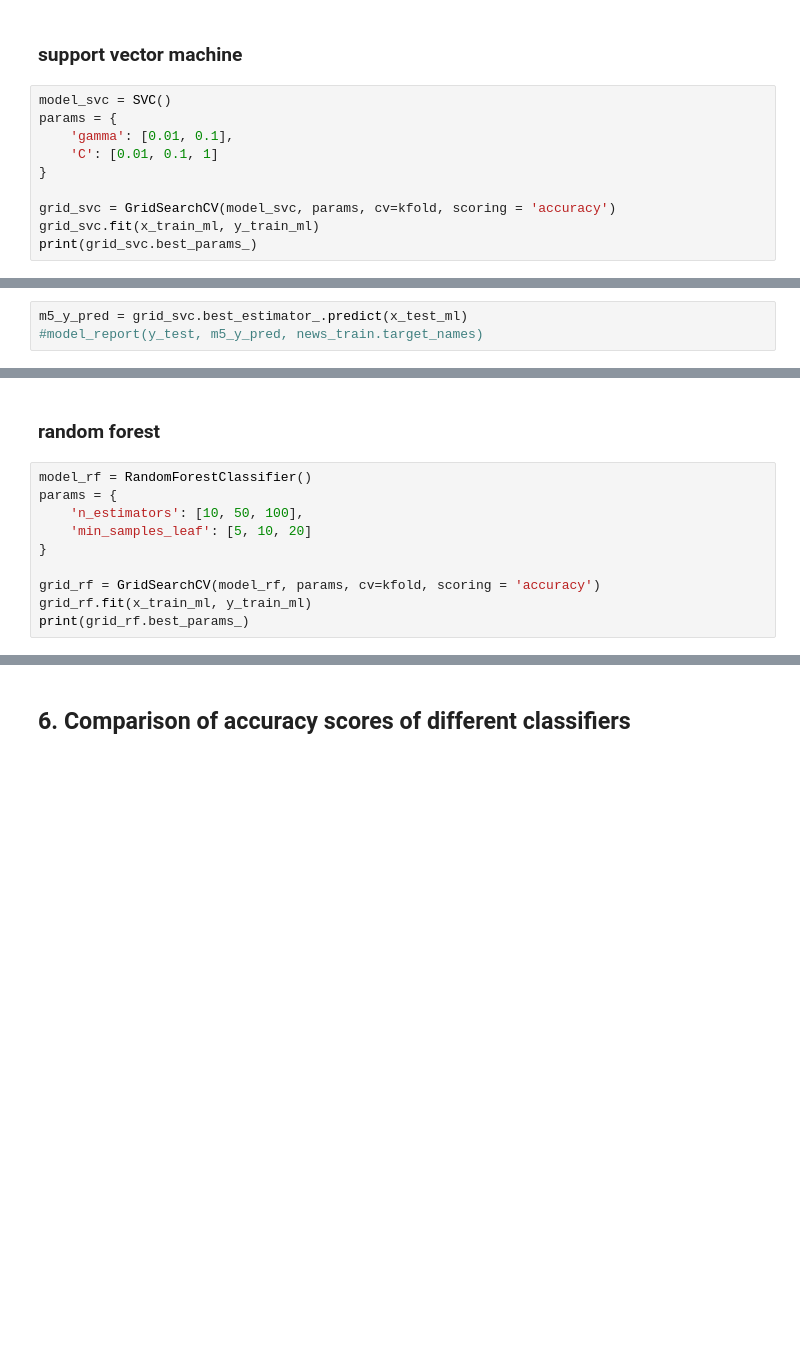
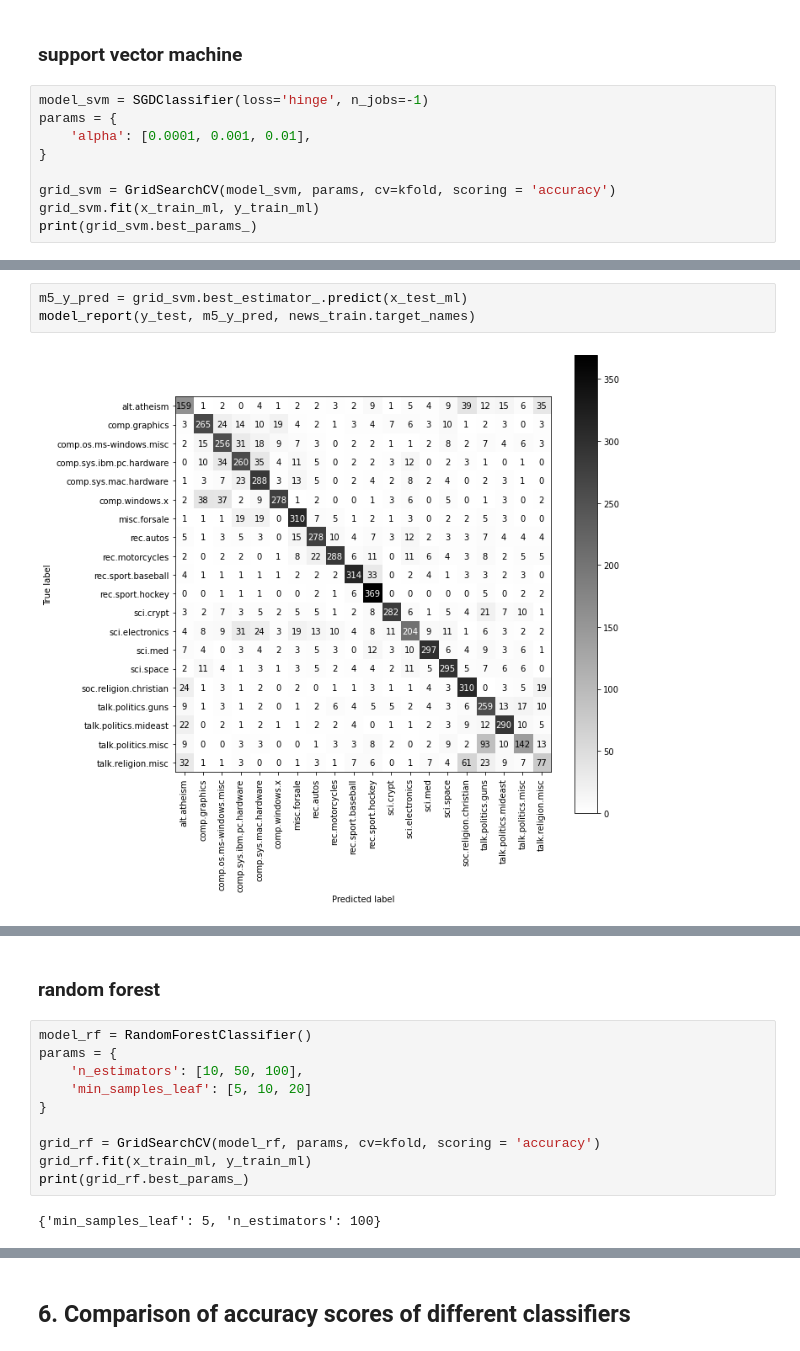
Before and after one commit to rysiak/multiclass-text-classification, a Jupyter notebook: project_multiclass.ipynb, the cells around one changed output, grey strips where cells are left out. Drawn from its saved outputs; the diff is of its cells as text; blank space fills up the shorter version.

Commit message:
eval ml models

```diff
--- a/project_multiclass.ipynb
+++ b/project_multiclass.ipynb
@@ -767,12 +764,11 @@ model_report(y_test, m4_y_pred, news_train.target_names)
 # %% [markdown]
 ### support vector machine
 # %%
-model_svc = SVC()
+model_svm = SGDClassifier(loss='hinge', n_jobs=-1)
 params = {
-    'gamma': [0.01, 0.1],
-    'C': [0.01, 0.1, 1]
+    'alpha': [0.0001, 0.001, 0.01],
 }
 
-grid_svc = GridSearchCV(model_svc, params, cv=kfold, scoring = 'accuracy')
-grid_svc.fit(x_train_ml, y_train_ml)
-print(grid_svc.best_params_)
+grid_svm = GridSearchCV(model_svm, params, cv=kfold, scoring = 'accuracy')
+grid_svm.fit(x_train_ml, y_train_ml)
+print(grid_svm.best_params_)
@@ -781,3 +784,5 @@ show_model_performance(grid_svc.best_estimator_, x_train_ml, y_train_ml, x_test_
 # %%
-m5_y_pred = grid_svc.best_estimator_.predict(x_test_ml)
-#model_report(y_test, m5_y_pred, news_train.target_names)
+m5_y_pred = grid_svm.best_estimator_.predict(x_test_ml)
+model_report(y_test, m5_y_pred, news_train.target_names)
+# %% [output]
+[figure, added]
@@ -793,5 +815,7 @@ params = {
 grid_rf = GridSearchCV(model_rf, params, cv=kfold, scoring = 'accuracy')
 grid_rf.fit(x_train_ml, y_train_ml)
 print(grid_rf.best_params_)
+# %% [output]
+{'min_samples_leaf': 5, 'n_estimators': 100}
 # %%
 show_model_performance(grid_rf.best_estimator_, x_train_ml, y_train_ml, x_test_ml, y_test_ml)
```
Also changed, not shown: parts of 16 cells of this notebook, 2 other files.
